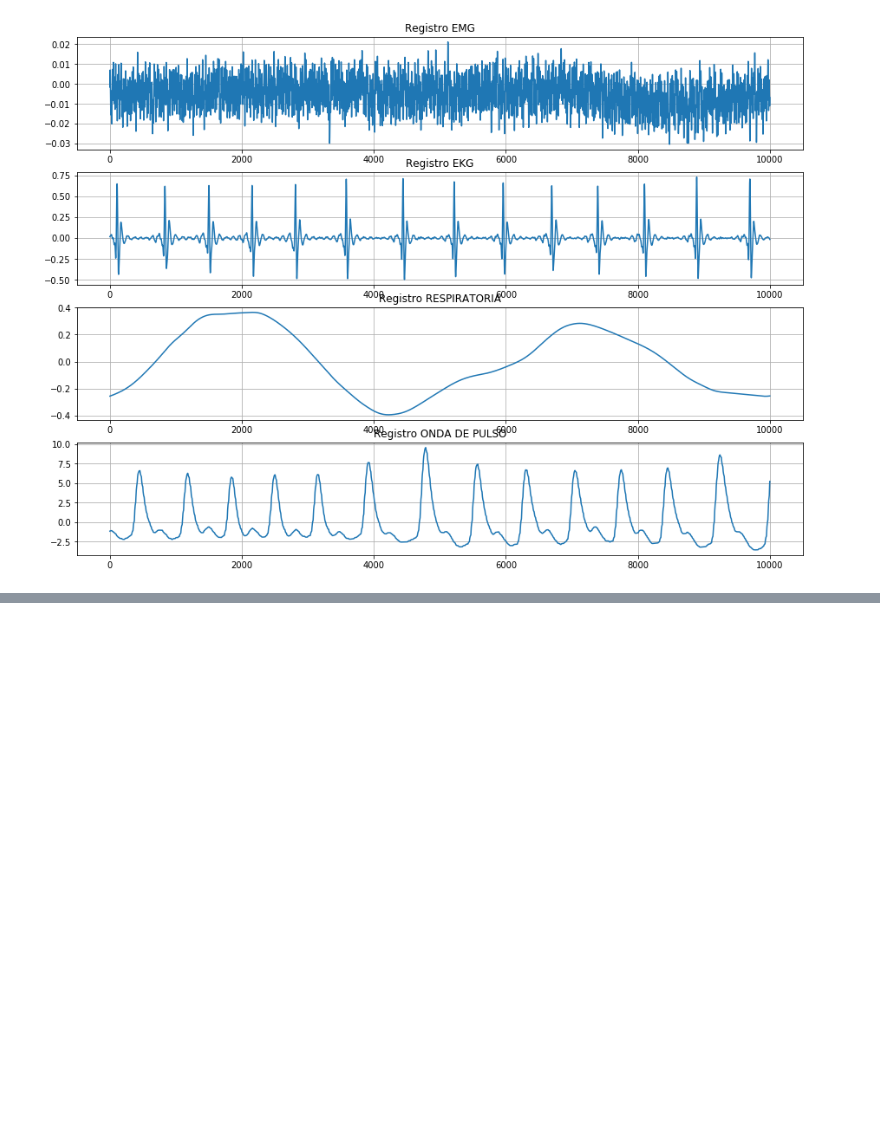
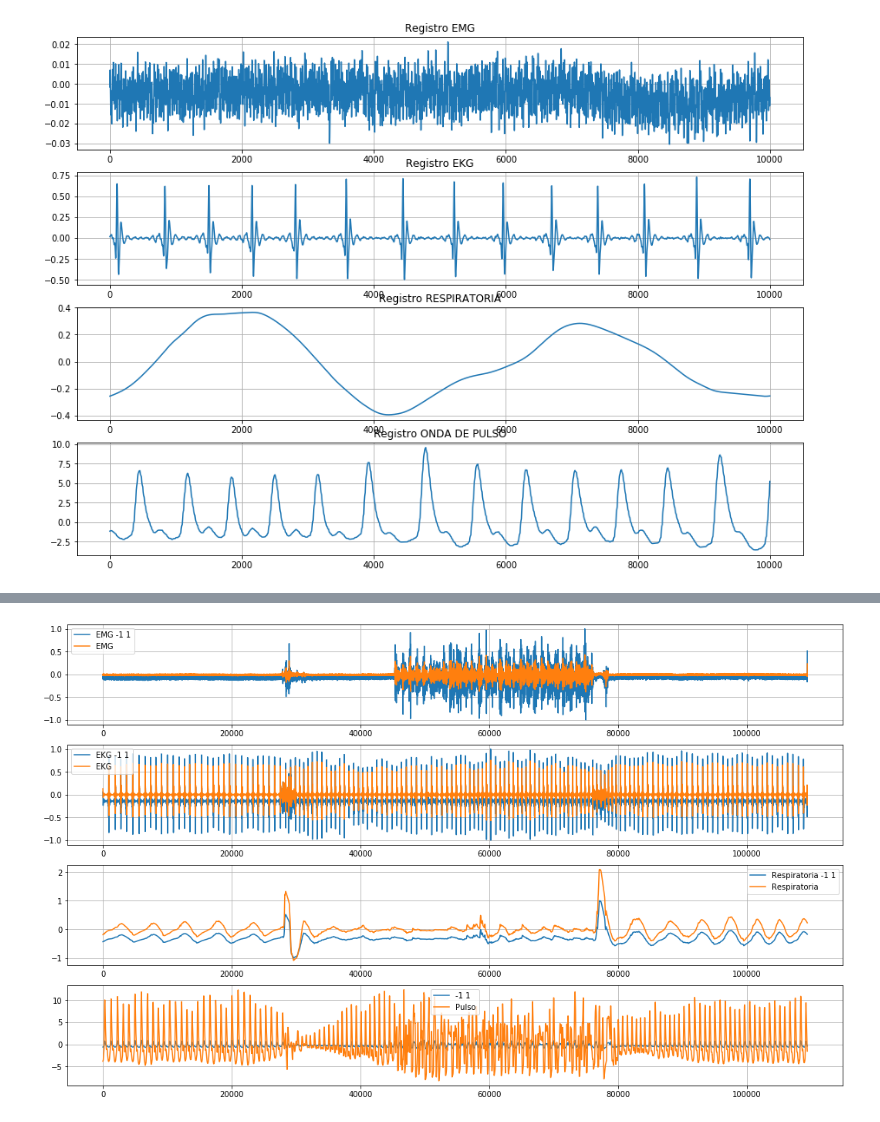
Before and after one commit to AlejandroHerrea/MCIB-19-P, a Jupyter notebook: src/Práctica 3/Práctica 3.ipynb, the cells around one changed output, grey strips where cells are left out. Cells and saved outputs as stored; diff of their text form; code cells hidden in the pictures; blank space fills up the shorter version.

```diff
--- a/src/Práctica 3/Práctica 3.ipynb
+++ b/src/Práctica 3/Práctica 3.ipynb
@@ -61,0 +115,41 @@ plt.show()
+# %%
+def recta (param):
+    y2 = 1
+    y1 = -1
+    x2 = max(param)
+    x1 = min(param)
+    m = (y2-y1)/(x2-x1)
+    b = y2-(m*x2)
+    rec = (m*param)+b
+    return rec
+# %%
+rec1 = recta(EMG)
+rec2 = recta(EKG)
+rec3 = recta(RSP)
+rec4 = recta(PUL)
+
+
+plt.figure(figsize = (18,11))
+plt.subplot(4,1,1)
+plt.plot (rec1, label = "EMG -1 1")
+plt.plot(EMG, label = "EMG")
+plt.legend()
+plt.grid(True)
+plt.subplot(4,1,2)
+plt.plot (rec2, label = "EKG -1 1")
+plt.plot(EKG, label = "EKG")
+plt.legend()
+plt.grid(True)
+plt.subplot(4,1,3)
+plt.plot (rec3,label = "Respiratoria -1 1")
+plt.plot(RSP,label = "Respiratoria")
+plt.legend()
+plt.grid(True)
+plt.subplot(4,1,4)
+plt.plot (rec4, label = "-1 1")
+plt.plot(PUL,label = "Pulso")
+plt.legend()
+plt.grid(True)
+plt.show()
+# %% [output]
+[figure, added]
```
Also changed, not shown: parts of 4 cells of this notebook.
